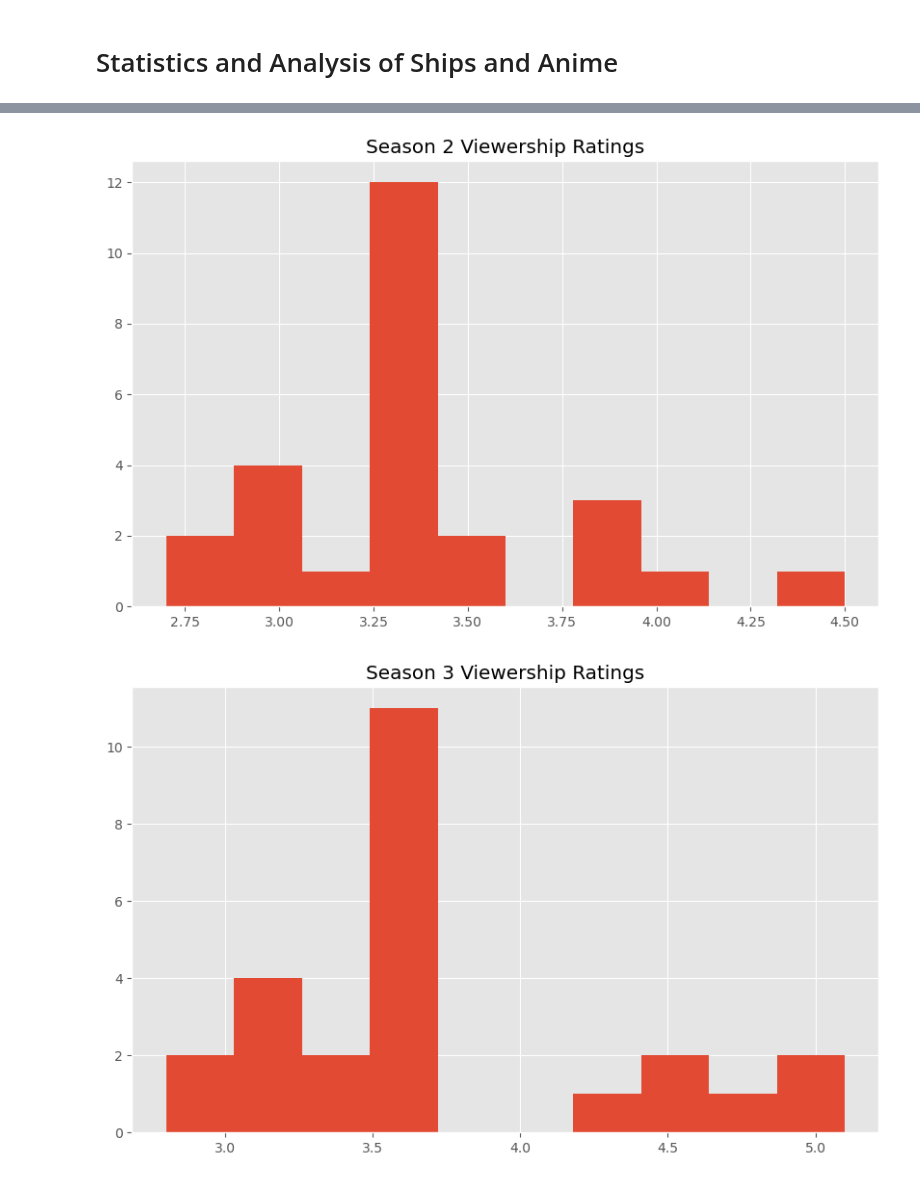
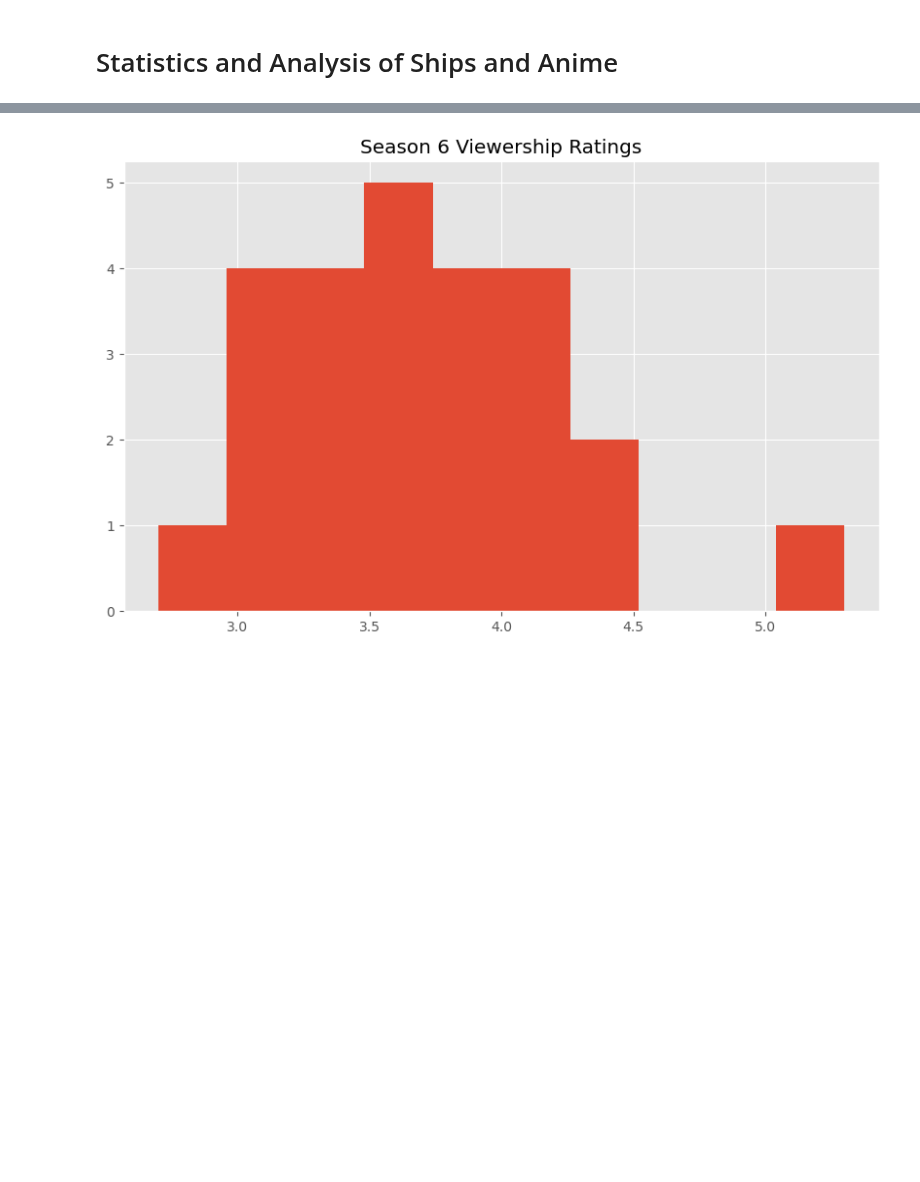
Before and after one commit to irwinjacky/AnimeShips, a Jupyter notebook: Statistics and Analysis of Ships and Anime.ipynb, the cells around one changed output, grey strips where cells are left out. Saved outputs shown, nothing was run; the diff lists cells and outputs as text; code cells hidden in the pictures; blank space fills up the shorter version.

```diff
--- a/Statistics and Analysis of Ships and Anime.ipynb
+++ b/Statistics and Analysis of Ships and Anime.ipynb
@@ -178,23 +271,6 @@ AO3[1998:].explode('ships')
 # %%
-plt.hist(x='Viewership rating', data = season_two_anime)
-plt.title('Season 2 Viewership Ratings')
-plt.show()
-
-plt.hist(x='Viewership rating', data=season_three_anime)
-plt.title('Season 3 Viewership Ratings')
-plt.show()
-
-plt.hist(x='Viewership rating', data=season_four_anime)
-plt.title('Season 4 Viewership Ratings')
-plt.show()
-
-plt.hist(x='Viewership rating', data=season_five_anime)
-plt.title('Season 5 Viewership Ratings')
-plt.show()
-
-plt.hist(x='Viewership rating', data=season_six_anime)
+plt.hist(x = 'Viewership rating', data = season_six_anime)
 plt.title('Season 6 Viewership Ratings')
 plt.show()
 # %% [output]
-[figure, old version]
+[figure, new version]
-[figure, removed]
```
Also changed, not shown: parts of 17 cells of this notebook.
